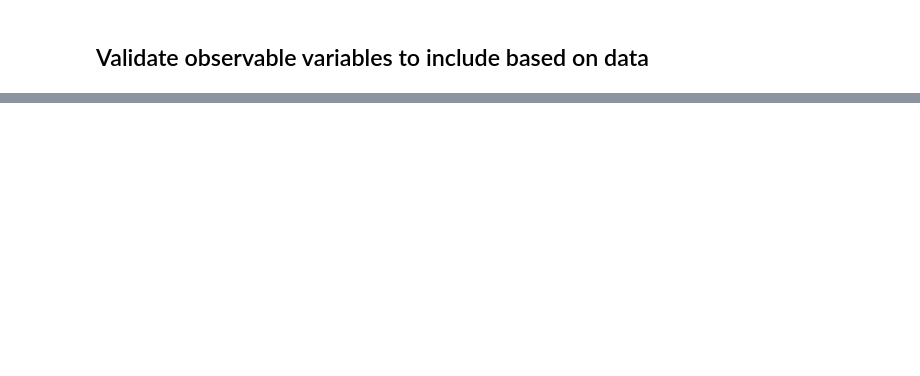
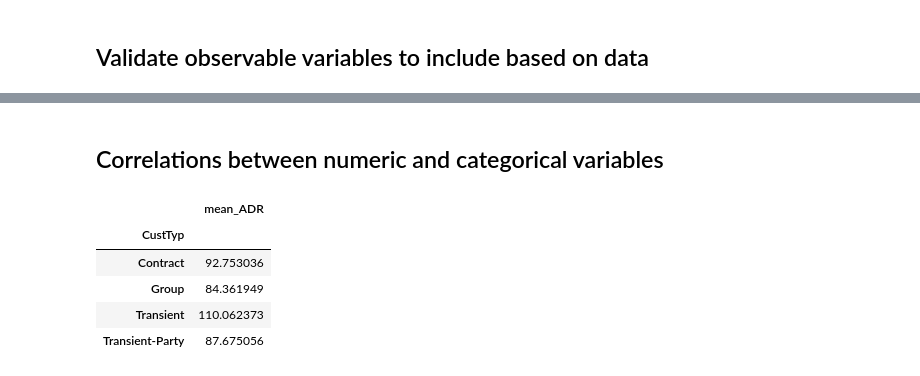
Before and after one commit to BuissonFlorent/BehavioralDataAnalysis, a Jupyter notebook: Chapter 4 - Building Causal Diagrams From Scratch/ch04.ipynb, the cells around one changed output, grey strips where cells are left out. Saved outputs shown, nothing was run; the diff lists cells and outputs as text; code cells hidden in the pictures; blank space fills up the shorter version.

```diff
--- a/Chapter 4 - Building Causal Diagrams From Scratch/ch04.ipynb
+++ b/Chapter 4 - Building Causal Diagrams From Scratch/ch04.ipynb
@@ -123,0 +194,11 @@ sns.heatmap(cat_corr, mask=np.zeros_like(cat_corr, dtype=np.bool), cmap=sns.dive
+# %% [markdown]
+## Correlations between numeric and categorical variables
+# %%
+dat_df.groupby('CustTyp').agg(mean_ADR = ('ADR', np.mean))
+# %% [output]
+|  | mean_ADR |
+| CustTyp |  |
+| Contract | 92.753036 |
+| Group | 84.361949 |
+| Transient | 110.062373 |
+| Transient-Party | 87.675056 |
```
Also changed, not shown: parts of 15 cells of this notebook, 1 other file.
